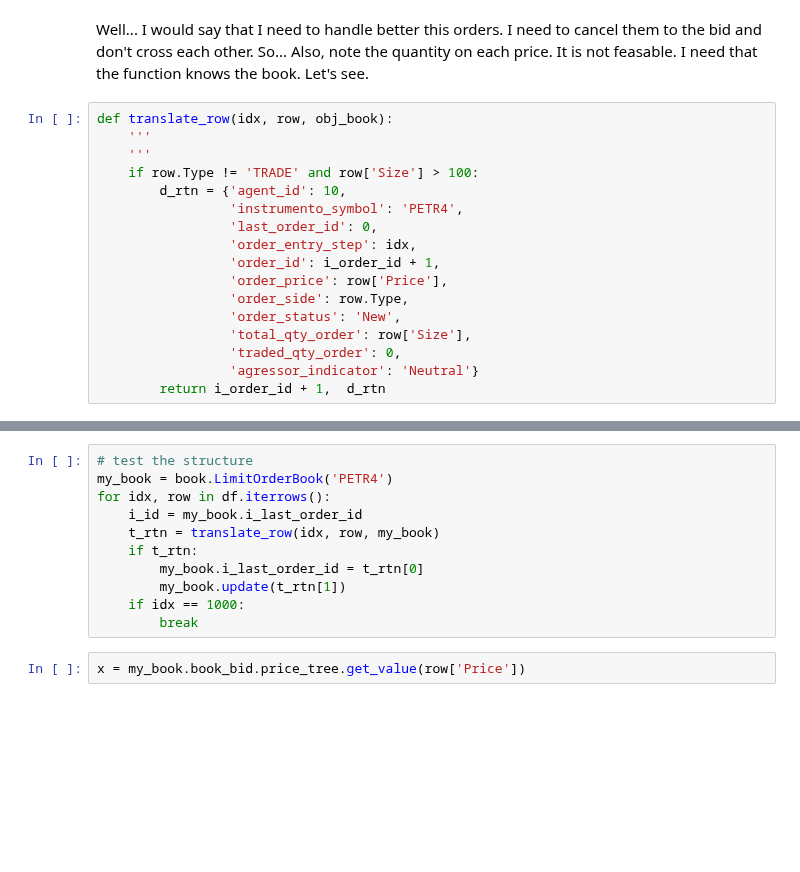
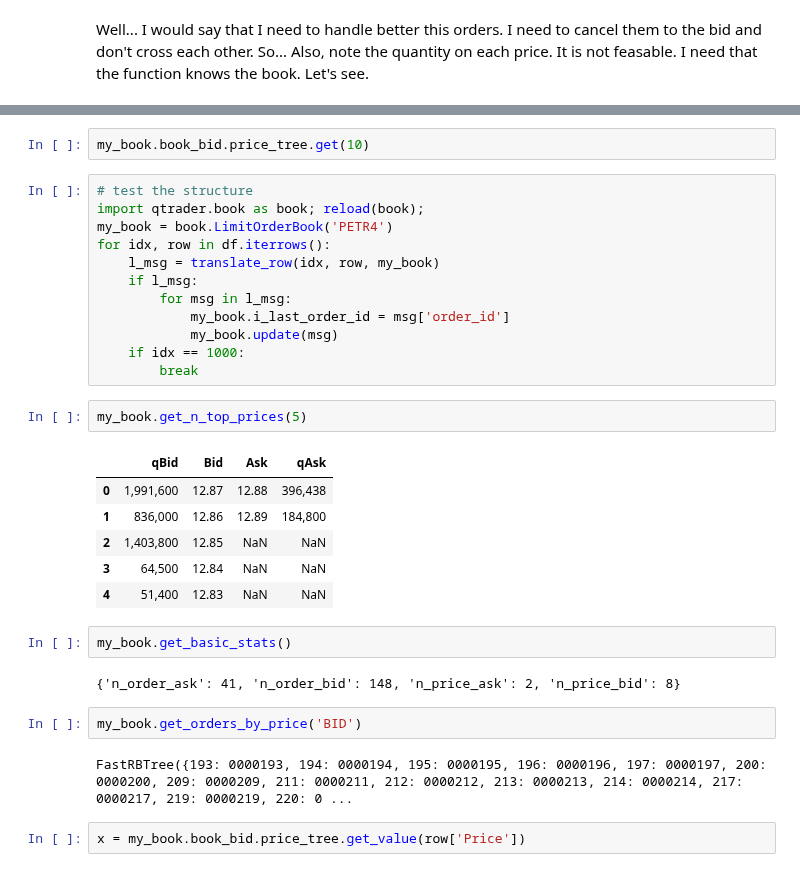
Before and after one commit to ucaiado/QLearning_Trading, a Jupyter notebook: building_the_envrironment.ipynb, the cells around one changed output, grey strips where cells are left out. Cells and saved outputs as stored; diff of their text form; blank space fills up the shorter version.

```diff
--- a/building_the_envrironment.ipynb
+++ b/building_the_envrironment.ipynb
@@ -587,20 +588,3 @@ my_book.get_basic_stats()
 {'n_order_ask': 295, 'n_order_bid': 290, 'n_price_ask': 10, 'n_price_bid': 10}
 # %% [markdown]
 Well... I would say that I need to handle better this orders. I need to cancel them to the bid and don't cross each other. So... Also, note the quantity on each price. It is not feasable. I need that the function knows the book. Let's see.
-# %%
-def translate_row(idx, row, obj_book):
-    '''
-    '''
-    if row.Type != 'TRADE' and row['Size'] > 100:
-        d_rtn = {'agent_id': 10,
-                 'instrumento_symbol': 'PETR4',
-                 'last_order_id': 0,
-                 'order_entry_step': idx,
-                 'order_id': i_order_id + 1,
-                 'order_price': row['Price'],
-                 'order_side': row.Type,
-                 'order_status': 'New',
-                 'total_qty_order': row['Size'],
-                 'traded_qty_order': 0,
-                 'agressor_indicator': 'Neutral'}
-        return i_order_id + 1,  d_rtn
@@ -607,14 +658,34 @@ def translate_row(idx, row, obj_book):
+# %%
+my_book.book_bid.price_tree.get(10)
 # %%
 # test the structure
+import qtrader.book as book; reload(book);
 my_book = book.LimitOrderBook('PETR4')
 for idx, row in df.iterrows():
-    i_id = my_book.i_last_order_id
-    t_rtn = translate_row(idx, row, my_book)
-    if t_rtn:
-        my_book.i_last_order_id = t_rtn[0]
-        my_book.update(t_rtn[1])
+    l_msg = translate_row(idx, row, my_book)
+    if l_msg:
+        for msg in l_msg:
+            my_book.i_last_order_id = msg['order_id']
+            my_book.update(msg)
     if idx == 1000:
         break
+# %%
+my_book.get_n_top_prices(5)
+# %% [output]
+|  | qBid | Bid | Ask | qAsk |
+| 0 | 1,991,600 | 12.87 | 12.88 | 396,438 |
+| 1 | 836,000 | 12.86 | 12.89 | 184,800 |
+| 2 | 1,403,800 | 12.85 | NaN | NaN |
+| 3 | 64,500 | 12.84 | NaN | NaN |
+| 4 | 51,400 | 12.83 | NaN | NaN |
+# %%
+my_book.get_basic_stats()
+# %% [output]
+{'n_order_ask': 41, 'n_order_bid': 148, 'n_price_ask': 2, 'n_price_bid': 8}
+# %%
+my_book.get_orders_by_price('BID')
+# %% [output]
+FastRBTree({193: 0000193, 194: 0000194, 195: 0000195, 196: 0000196, 197: 0000197, 200: 0000200, 209: 0000209, 211: 0000211, 212: 0000212, 213: 0000213, 214: 0000214, 217: 0000217, 219: 0000219, 220: 0 ...
 # %%
 x = my_book.book_bid.price_tree.get_value(row['Price'])
 # %%
```
Also changed, not shown: parts of 4 cells of this notebook, 1 other file.
